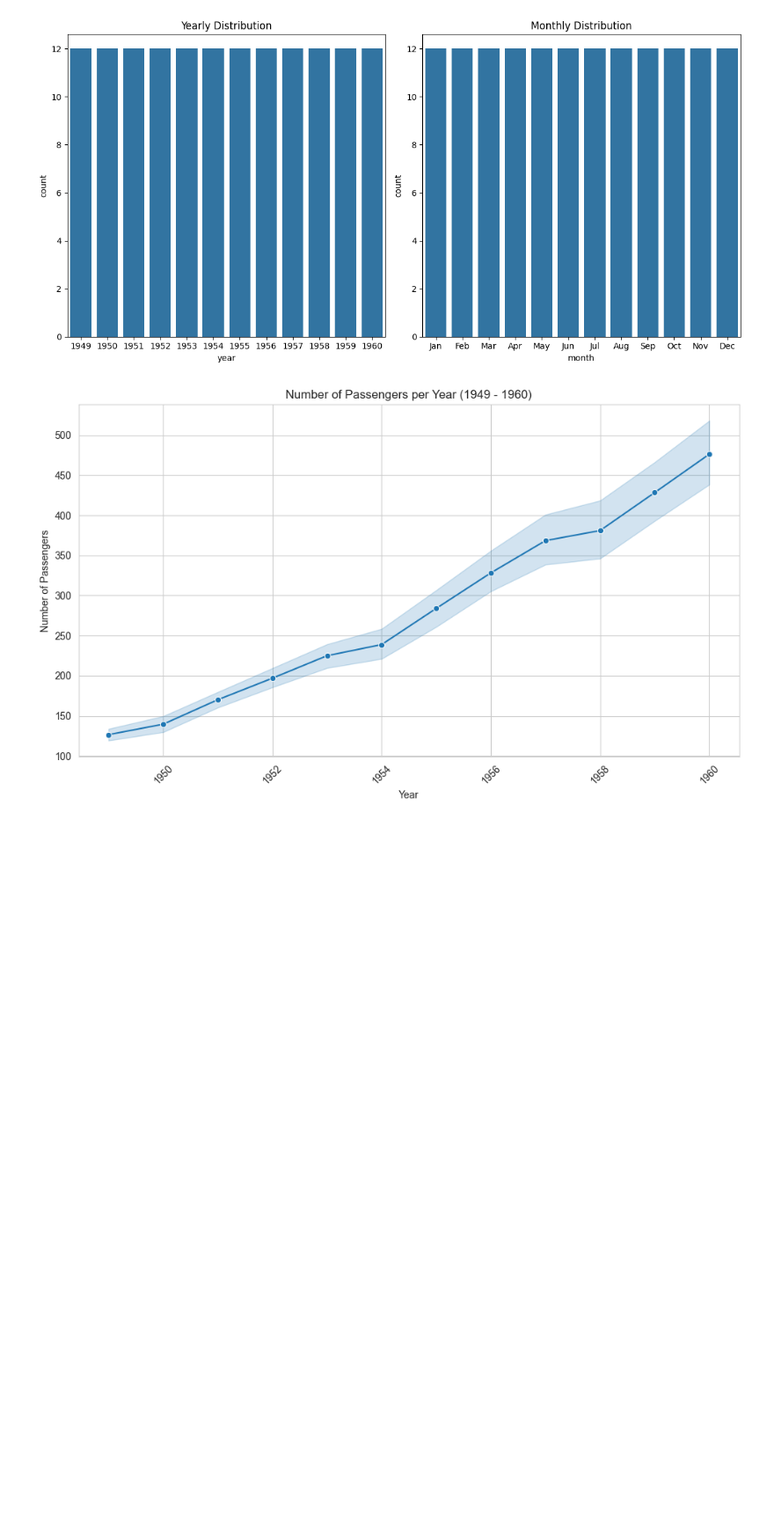
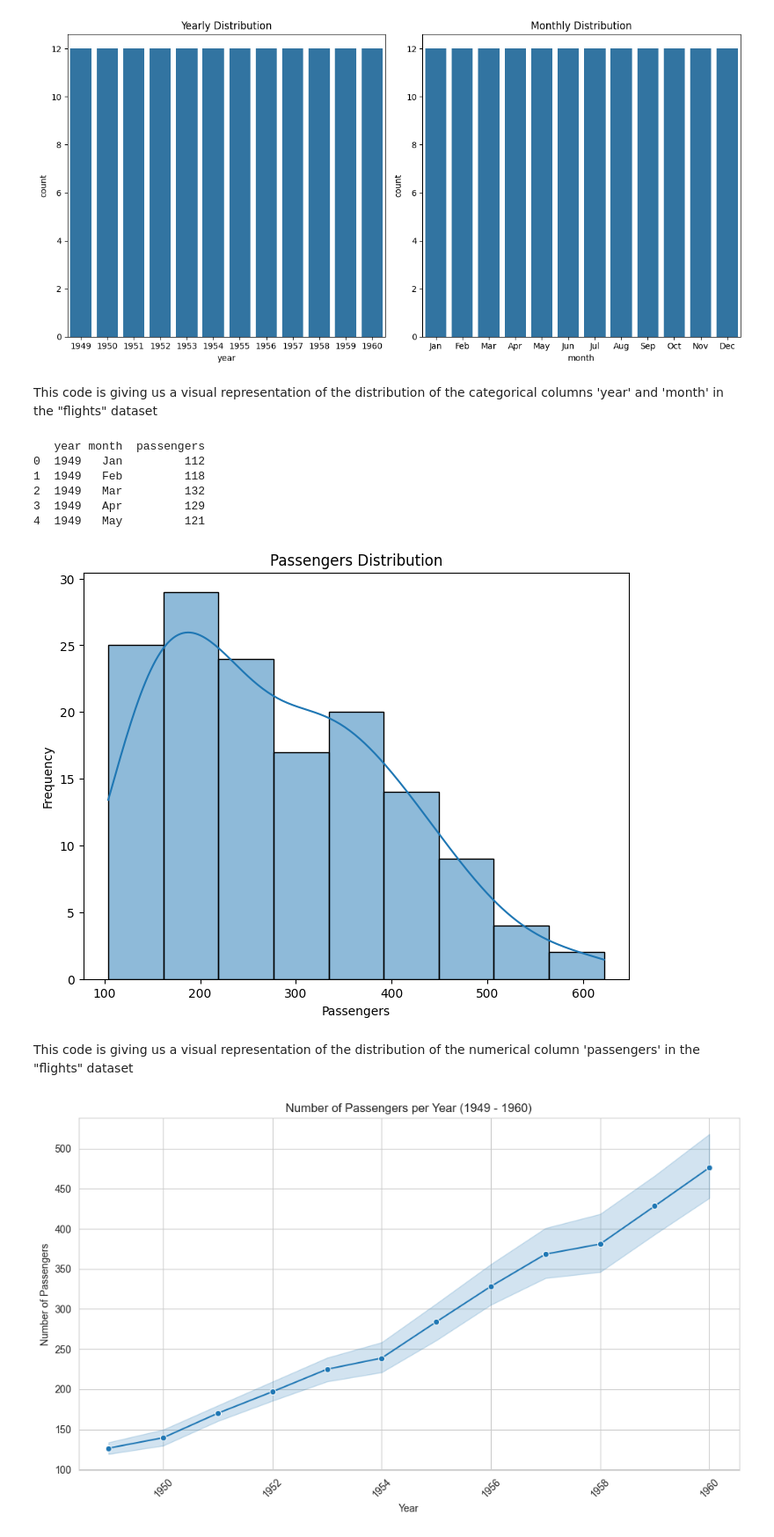
Before and after one commit to drodmay1/datafun-06-eda, a Jupyter notebook: david_eda.ipynb, the cells around one changed output. Shown at 88% size. Drawn from its saved outputs; the diff is of its cells as text; code cells hidden in the pictures; blank space fills up the shorter version.

Commit message:
initial data for numerical colum visual added

```diff
--- a/david_eda.ipynb
+++ b/david_eda.ipynb
@@ -99,6 +96,40 @@ plt.show()
 3  1949   Apr         129
 4  1949   May         121
 [figure]
+# %% [markdown]
+This code is giving us a visual representation of the distribution of the categorical columns 'year' and 'month' in the "flights" dataset
+# %%
+## Initial Data Distribution for Numerical Columns
+
+import seaborn as sns
+import matplotlib.pyplot as plt
+
+# Load the flights dataset from seaborn
+flights = sns.load_dataset('flights')
+
+# Visualize the first few rows of the dataset
+print(flights.head())
+
+# Plot the data distribution for numerical columns (passengers)
+plt.figure(figsize=(8, 6))
+
+# Plot for the 'passengers' column
+sns.histplot(flights['passengers'], kde=True)
+plt.title('Passengers Distribution')
+plt.xlabel('Passengers')
+plt.ylabel('Frequency')
+
+plt.show()
+# %% [output]
+   year month  passengers
+0  1949   Jan         112
+1  1949   Feb         118
+2  1949   Mar         132
+3  1949   Apr         129
+4  1949   May         121
+[figure, added]
+# %% [markdown]
+This code is giving us a visual representation of the distribution of the numerical column 'passengers' in the "flights" dataset
 # %%
 ## Data Distribution for passengers column
 
```
Also changed, not shown: parts of 1 cell of this notebook.
